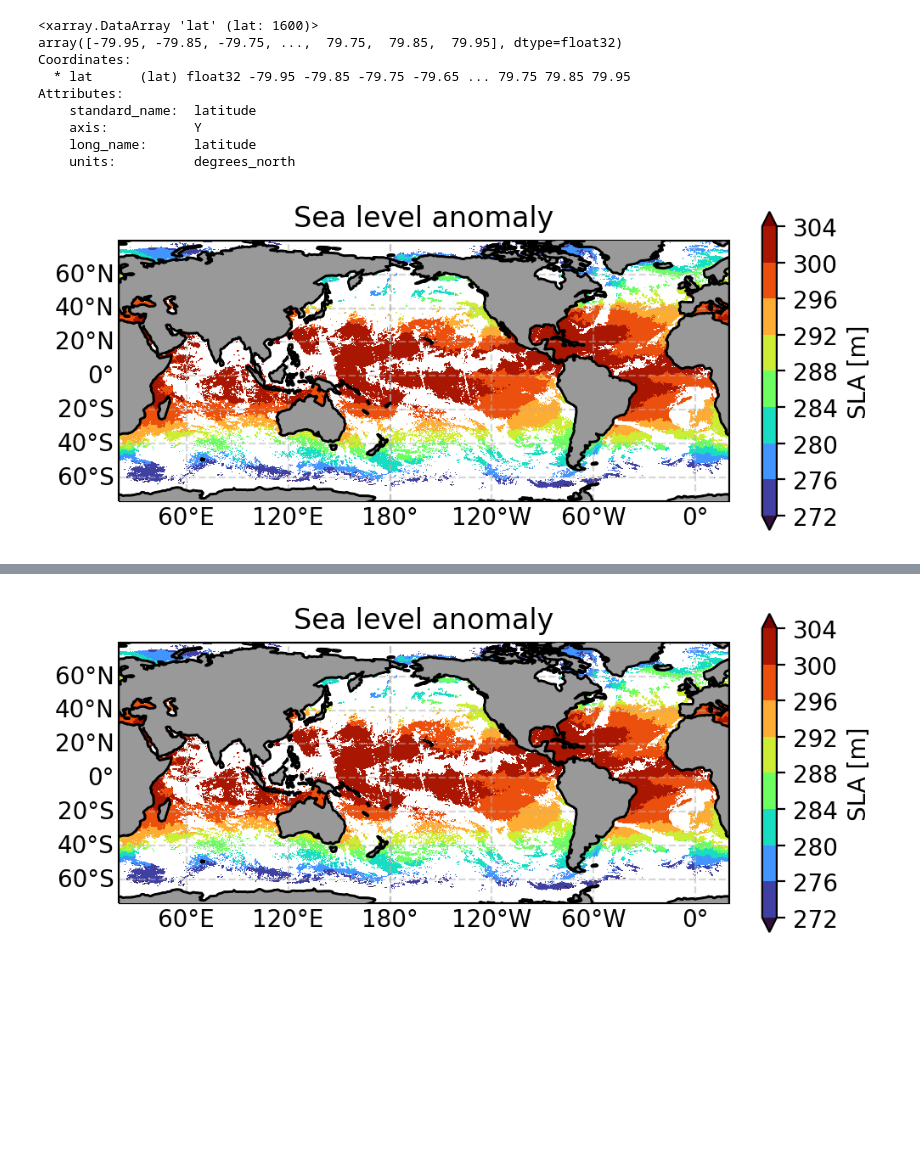
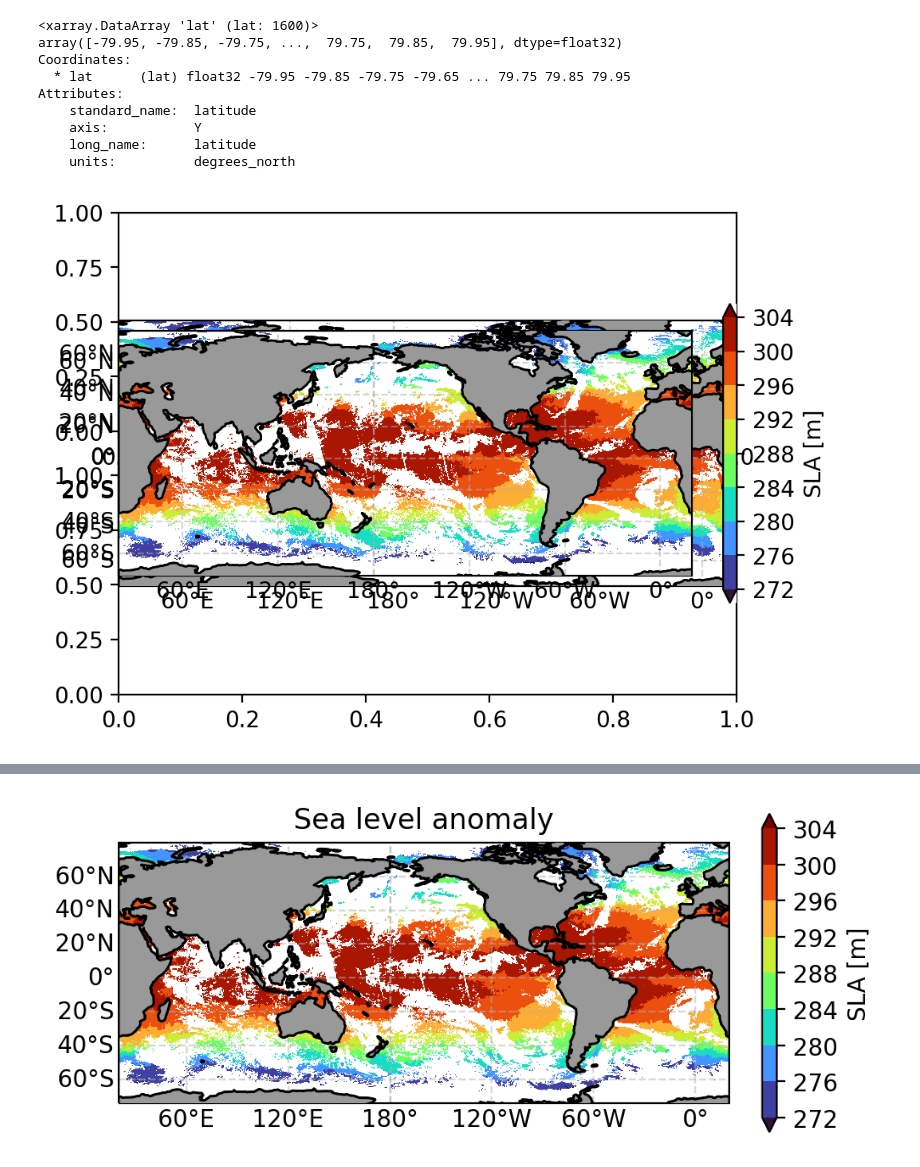
Before and after one commit to jtomfarrar/satellite_python_2022, a Jupyter notebook: notebooks/Multi-files.ipynb, the cells around one changed output, grey strips where cells are left out. Drawn from its saved outputs; the diff is of its cells as text; code cells hidden in the pictures; blank space fills up the shorter version.

```diff
--- a/notebooks/Multi-files.ipynb
+++ b/notebooks/Multi-files.ipynb
@@ -77,7 +77,7 @@ timeindex = 1
 sst = ds.sea_surface_temperature
 # %%
 fig, ax = plt.subplots(2)
-#fig.tight_layout(pad=2.0) # space between the graphs
+fig.tight_layout(pad=100.0) # space between the graphs
 ax[0] = plt.axes(projection = ccrs.PlateCarree(central_longitude=200))  # Orthographic
 #ax[0] = plt.set_title('Sea level anomaly')
 ax[1] = plt.axes(projection = ccrs.PlateCarree(central_longitude=200))  # Orthographic
@@ -94,69 +94,32 @@ ax[1] = plt.axes(projection = ccrs.PlateCarree(central_longitude=200))  # Orthog
 plt.set_cmap(cmap=plt.get_cmap('turbo'))
 gl0 = ax[0].gridlines(draw_labels=True, dms=True, x_inline=False, y_inline=False, alpha=0.5, linestyle='--')
 gl1 = ax[1].gridlines(draw_labels=True, dms=True, x_inline=False, y_inline=False, alpha=0.5, linestyle='--')
 gl0.top_labels = False
 gl0.ylabels_right = False
 gl1.top_labels = False
 gl1.ylabels_right = False
 #gl.xlocator = matplotlib.ticker.MaxNLocator(10)
 #gl.xlocator = matplotlib.ticker.AutoLocator
 # gl.xlocator = matplotlib.ticker.FixedLocator(np.arange(0, 360 ,30))
 
 levels = 10
 cs = ax[0].contourf(ds.lon,ds.lat,np.squeeze(sst[0,:,:]), levels, extend='both', transform=ccrs.PlateCarree())
 cs = ax[1].contourf(ds.lon,ds.lat,np.squeeze(sst[1,:,:]), levels, extend='both', transform=ccrs.PlateCarree())
 # cs = ax.pcolormesh(ds.longitude,ds.latitude,np.squeeze(ds.sla), vmin=levels[0], vmax=levels[-1], transform=ccrs.PlateCarree())
 # cb = plt.colorbar(cs,ax=ax,shrink=.8,pad=.05)
 cb = plt.colorbar(cs,fraction = 0.022, extend='both')
 cb.set_label('SLA [m]',fontsize = 10)
 ax[0].coastlines()
 ax[0].add_feature(cartopy.feature.LAND, zorder=3, facecolor=[.6,.6,.6], edgecolor='black')
 ax[1].coastlines()
 ax[1].add_feature(cartopy.feature.LAND, zorder=3, facecolor=[.6,.6,.6], edgecolor='black')
 
 #plot_ops_area(ax,transform=ccrs.PlateCarree(),color='w')
 
 
 if savefig:
     plt.savefig(__figdir__+'_SLA'+plotfiletype,**savefig_args)
 
 # Add a 10 km scale bar
+# %% [output]
+[figure, added]
-# %%
-fig = plt.figure()
-ax = plt.axes(projection = ccrs.PlateCarree(central_longitude=200))  # Orthographic
-ax.set_title('Sea level anomaly')
-#set the size of the axis
-#extent = [xmin, xmax, ymin, ymax]
-#[xmin, xmax, ymin, ymax] = [-15,15,-15,9]
-#ax.set_xlim(xmin, xmax)
-#ax.set_ylim(ymin, ymax)
-
-#ax.set_title('Sea level anomaly (DUACS)')
-
-#plt.set_cmap(cmap=plt.get_cmap('nipy_spectral'))
-plt.set_cmap(cmap=plt.get_cmap('turbo'))
-gl = ax.gridlines(draw_labels=True, dms=True, x_inline=False, y_inline=False, alpha=0.5, linestyle='--')
-gl.top_labels = False
-gl.ylabels_right = False
-#gl.xlocator = matplotlib.ticker.MaxNLocator(10)
-#gl.xlocator = matplotlib.ticker.AutoLocator
-# gl.xlocator = matplotlib.ticker.FixedLocator(np.arange(0, 360 ,30))
-
-levels = 10
-cs = ax.contourf(ds.lon,ds.lat,np.squeeze(sst[timeindex,:,:]), levels, extend='both', transform=ccrs.PlateCarree())
-# cs = ax.pcolormesh(ds.longitude,ds.latitude,np.squeeze(ds.sla), vmin=levels[0], vmax=levels[-1], transform=ccrs.PlateCarree())
-# cb = plt.colorbar(cs,ax=ax,shrink=.8,pad=.05)
-cb = plt.colorbar(cs,fraction = 0.022, extend='both')
-cb.set_label('SLA [m]',fontsize = 10)
-ax.coastlines()
-ax.add_feature(cartopy.feature.LAND, zorder=3, facecolor=[.6,.6,.6], edgecolor='black')
-
-#plot_ops_area(ax,transform=ccrs.PlateCarree(),color='w')
-
-
-if savefig:
-    plt.savefig(__figdir__+'_SLA'+plotfiletype,**savefig_args)
-
-# Add a 10 km scale bar
-# %% [output]
-[figure, removed]
```
Also changed, not shown: parts of 3 cells of this notebook.
